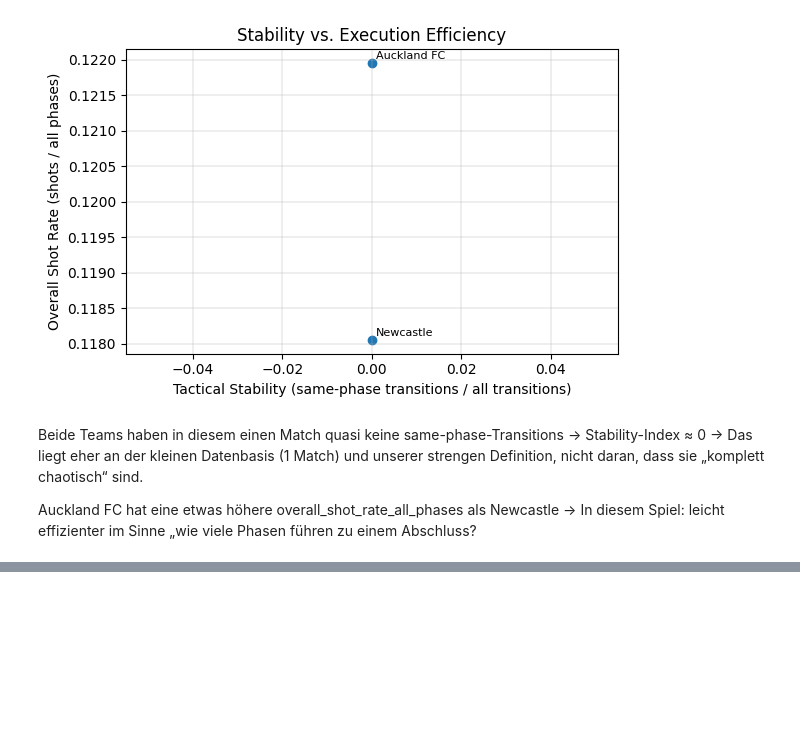
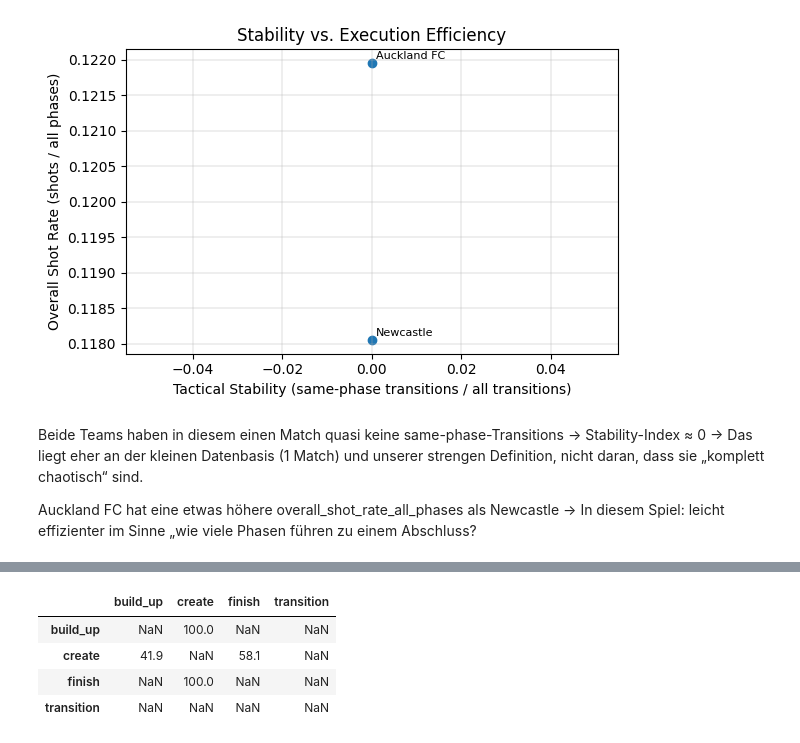
Before and after one commit to KaOs1204/Biomech_Project_2025, a Jupyter notebook: notebooks/01_phase_profile_dashboard.ipynb, the cells around one changed output, grey strips where cells are left out. Drawn from its saved outputs; the diff is of its cells as text; code cells hidden in the pictures; blank space fills up the shorter version.

```diff
--- a/notebooks/01_phase_profile_dashboard.ipynb
+++ b/notebooks/01_phase_profile_dashboard.ipynb
@@ -674,0 +710,14 @@ Auckland FC hat eine etwas höhere overall_shot_rate_all_phases als Newcastle
+# %%
+# Zeilensummen (wie viele Übergänge aus jeder Phase insgesamt)
+row_sums = transition_counts.sum(axis=1).replace(0, np.nan)
+
+# Prozentmatrix: pro Zeile auf 100 % normiert
+transition_pct = transition_counts.div(row_sums, axis=0) * 100
+
+transition_pct.round(1)
+# %% [output]
+|  | build_up | create | finish | transition |
+| build_up | NaN | 100.0 | NaN | NaN |
+| create | 41.9 | NaN | 58.1 | NaN |
+| finish | NaN | 100.0 | NaN | NaN |
+| transition | NaN | NaN | NaN | NaN |
```
Also changed, not shown: parts of 4 cells of this notebook.
